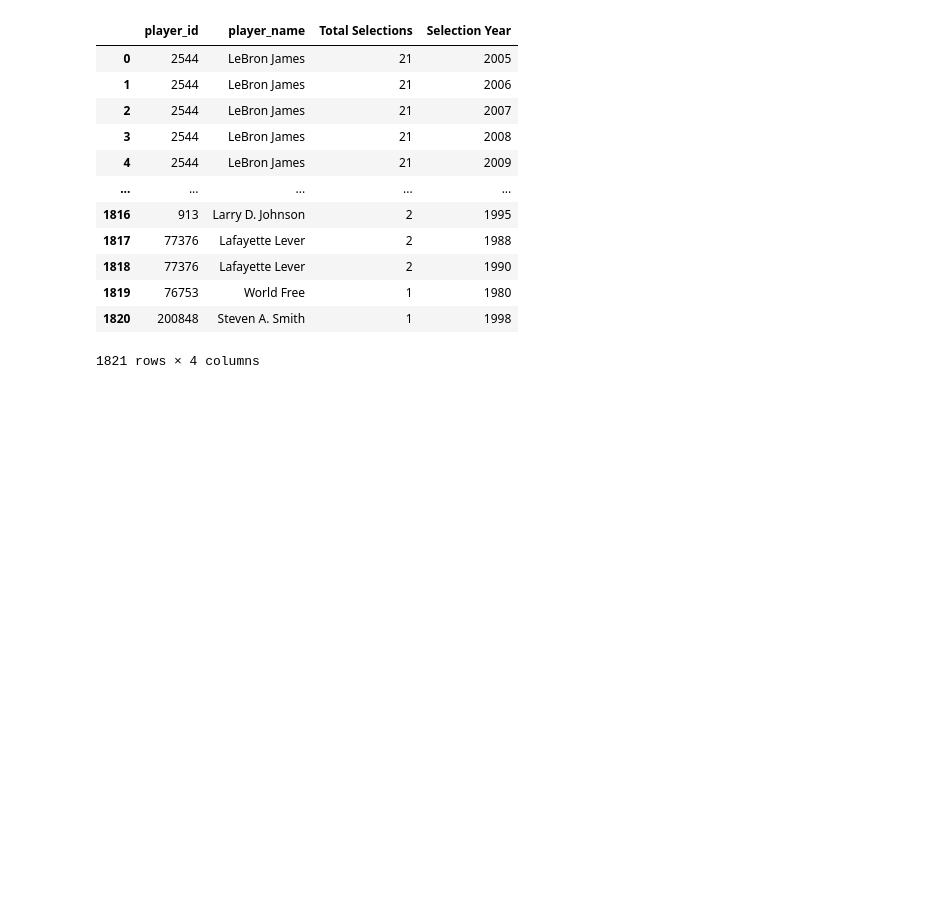
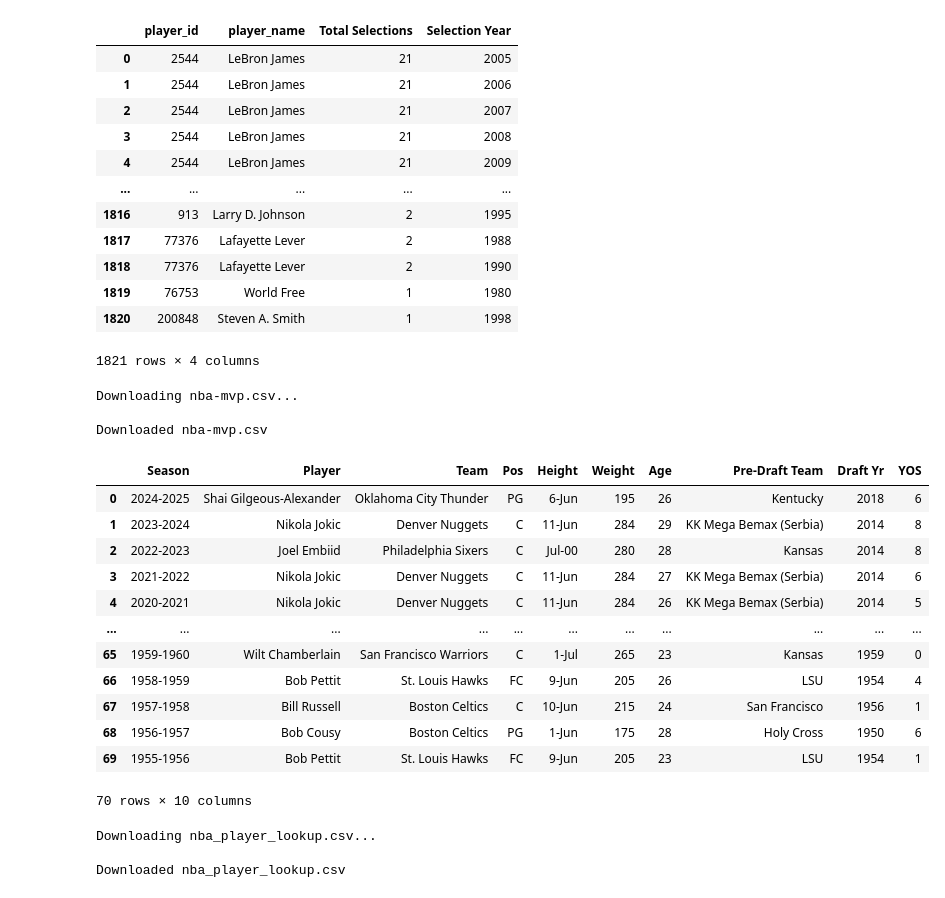
Before and after one commit to dejiandrew/nba-award-predictor, a Jupyter notebook: notebooks/create_features.ipynb, the cells around one changed output. Cells and saved outputs as stored; diff of their text form; code cells hidden in the pictures; blank space fills up the shorter version.

```diff
--- a/notebooks/create_features.ipynb
+++ b/notebooks/create_features.ipynb
@@ -574,3 +574,42 @@ output_df
 | 1819 | 76753 | World Free | 1 | 1980 |
 | 1820 | 200848 | Steven A. Smith | 1 | 1998 |
 1821 rows × 4 columns
+# %%
+# Download files
+filename = 'nba-mvp.csv'
+print(f"Downloading {filename}...")
+url = f'https://storage.googleapis.com/nba_award_predictor/nba_data/{filename}'
+wget.download(url)
+print(f"\nDownloaded {filename}")
+# %% [output]
+Downloading nba-mvp.csv...
+
+Downloaded nba-mvp.csv
+# %%
+nba_mvp_df = pd.read_csv('nba-mvp.csv')
+nba_mvp_df
+# %% [output]
+|  | Season | Player | Team | Pos | Height | Weight | Age | Pre-Draft Team | Draft Yr | YOS |
+| 0 | 2024-2025 | Shai Gilgeous-Alexander | Oklahoma City Thunder | PG | 6-Jun | 195 | 26 | Kentucky | 2018 | 6 |
+| 1 | 2023-2024 | Nikola Jokic | Denver Nuggets | C | 11-Jun | 284 | 29 | KK Mega Bemax (Serbia) | 2014 | 8 |
+| 2 | 2022-2023 | Joel Embiid | Philadelphia Sixers | C | Jul-00 | 280 | 28 | Kansas | 2014 | 8 |
+| 3 | 2021-2022 | Nikola Jokic | Denver Nuggets | C | 11-Jun | 284 | 27 | KK Mega Bemax (Serbia) | 2014 | 6 |
+| 4 | 2020-2021 | Nikola Jokic | Denver Nuggets | C | 11-Jun | 284 | 26 | KK Mega Bemax (Serbia) | 2014 | 5 |
+| ... | ... | ... | ... | ... | ... | ... | ... | ... | ... | ... |
+| 65 | 1959-1960 | Wilt Chamberlain | San Francisco Warriors | C | 1-Jul | 265 | 23 | Kansas | 1959 | 0 |
+| 66 | 1958-1959 | Bob Pettit | St. Louis Hawks | FC | 9-Jun | 205 | 26 | LSU | 1954 | 4 |
+| 67 | 1957-1958 | Bill Russell | Boston Celtics | C | 10-Jun | 215 | 24 | San Francisco | 1956 | 1 |
+| 68 | 1956-1957 | Bob Cousy | Boston Celtics | PG | 1-Jun | 175 | 28 | Holy Cross | 1950 | 6 |
+| 69 | 1955-1956 | Bob Pettit | St. Louis Hawks | FC | 9-Jun | 205 | 23 | LSU | 1954 | 1 |
+70 rows × 10 columns
+# %%
+# Download files
+filename = 'nba_player_lookup.csv'
+print(f"Downloading {filename}...")
+url = f'https://storage.googleapis.com/nba_award_predictor/nba_data/{filename}'
+wget.download(url)
+print(f"\nDownloaded {filename}")
+# %% [output]
+Downloading nba_player_lookup.csv...
+
+Downloaded nba_player_lookup.csv
```
Also changed, not shown: parts of 18 cells of this notebook.
